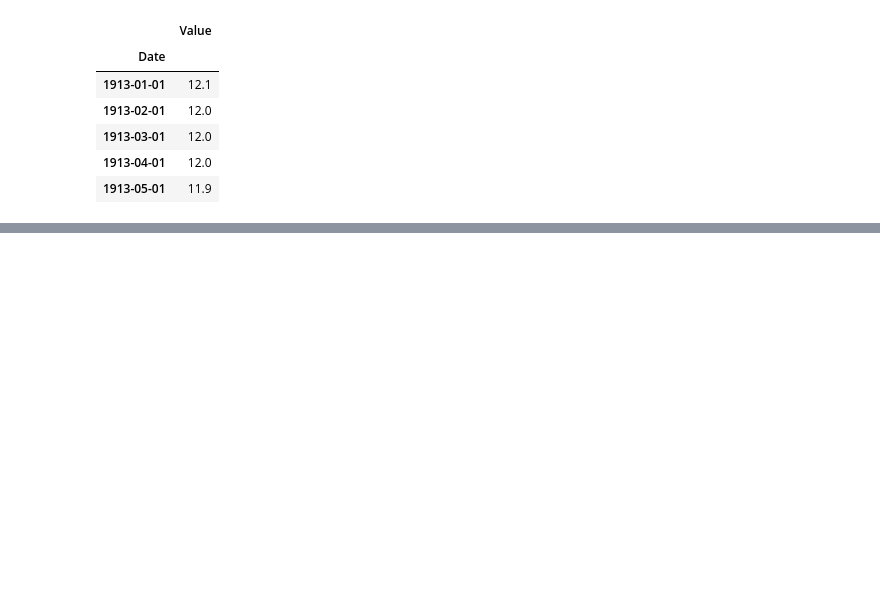
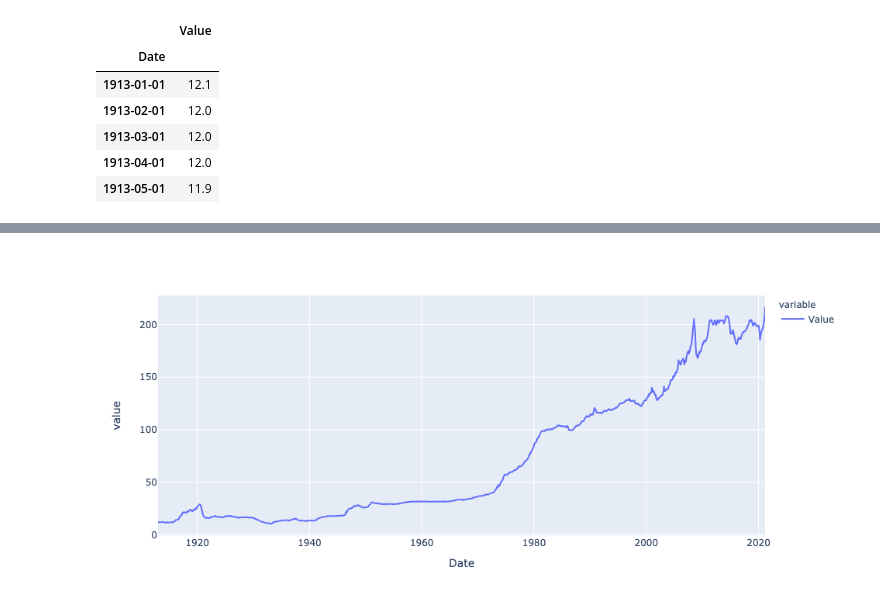
Before and after one commit to 44nash/project_1, a Jupyter notebook: PPI.ipynb, the cells around one changed output, grey strips where cells are left out. Drawn from its saved outputs; the diff is of its cells as text; code cells hidden in the pictures; blank space fills up the shorter version.

```diff
--- a/PPI.ipynb
+++ b/PPI.ipynb
@@ -20,3 +20,7 @@ PPI.head().dropna()
 | 1913-03-01 | 12.0 |
 | 1913-04-01 | 12.0 |
 | 1913-05-01 | 11.9 |
+# %%
+PPI_data_chart = px.line(PPI)
+PPI_data_chart
+# %% [output]
@@ -22,0 +28 @@ PPI.head().dropna()
+[figure, added]
```
Also changed, not shown: parts of 1 cell of this notebook, 5 other files.
